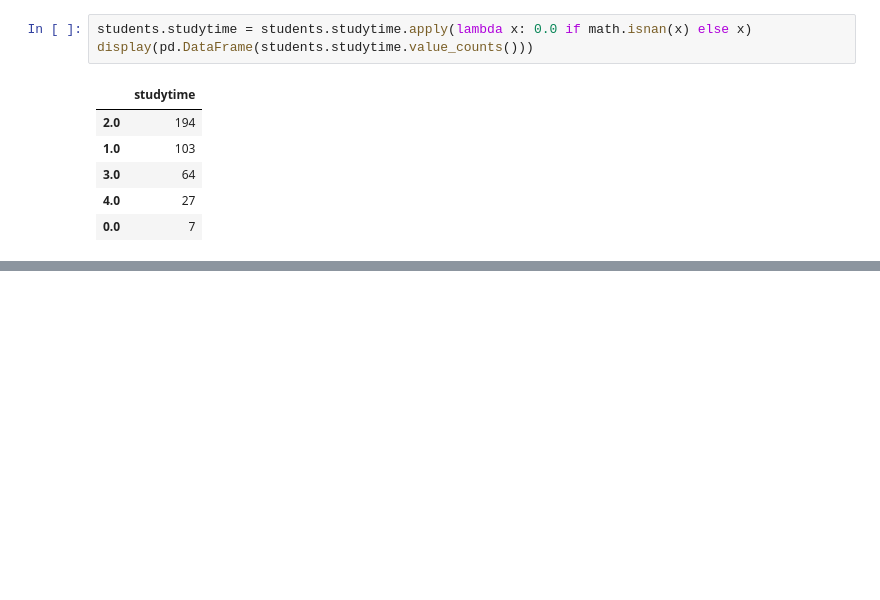
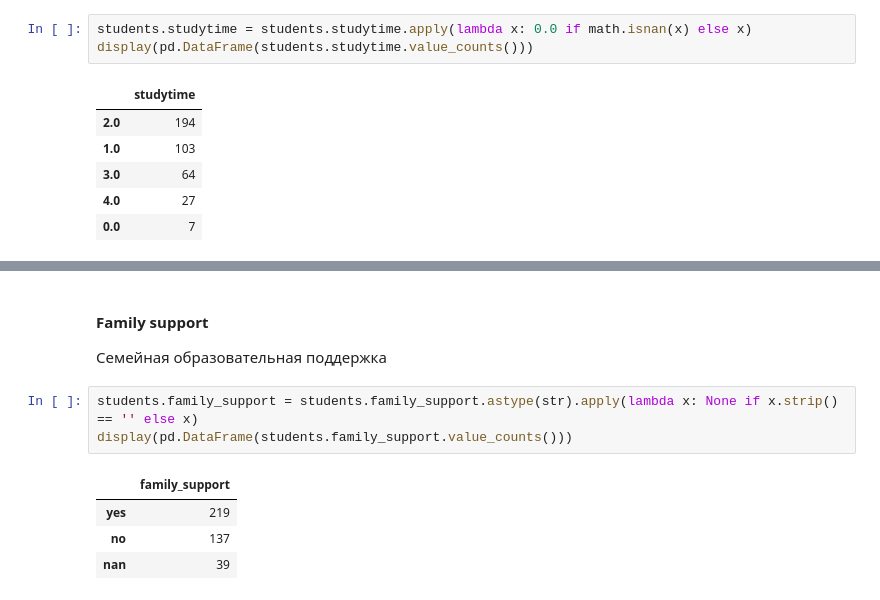
Before and after one commit to gdvnedu/SF, a Jupyter notebook: dst/module_2/project_2/stud_math/stud_math.ipynb, the cells around one changed output, grey strips where cells are left out. Saved outputs shown, nothing was run; the diff lists cells and outputs as text; blank space fills up the shorter version.

```diff
--- a/dst/module_2/project_2/stud_math/stud_math.ipynb
+++ b/dst/module_2/project_2/stud_math/stud_math.ipynb
@@ -507,0 +547,11 @@ sns.countplot(x='studytime', data=students)
+# %% [markdown]
+#### Family support
+Семейная образовательная поддержка
+# %%
+students.family_support = students.family_support.astype(str).apply(lambda x: None if x.strip() == '' else x)
+display(pd.DataFrame(students.family_support.value_counts()))
+# %% [output]
+|  | family_support |
+| yes | 219 |
+| no | 137 |
+| nan | 39 |
```
Also changed, not shown: parts of 25 cells of this notebook.
